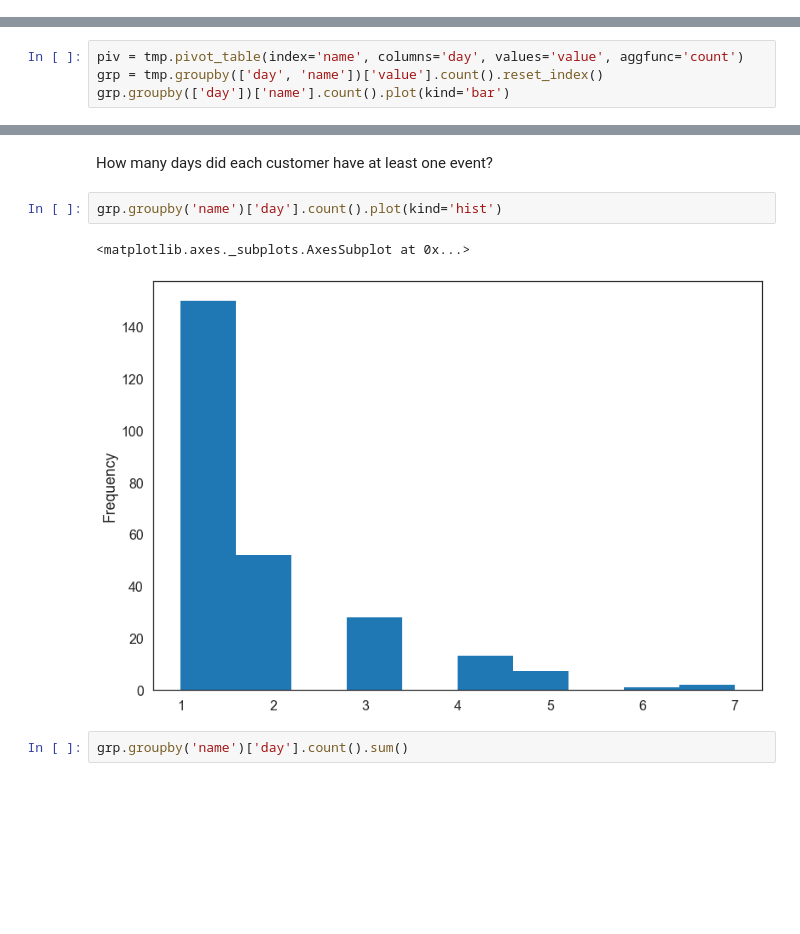
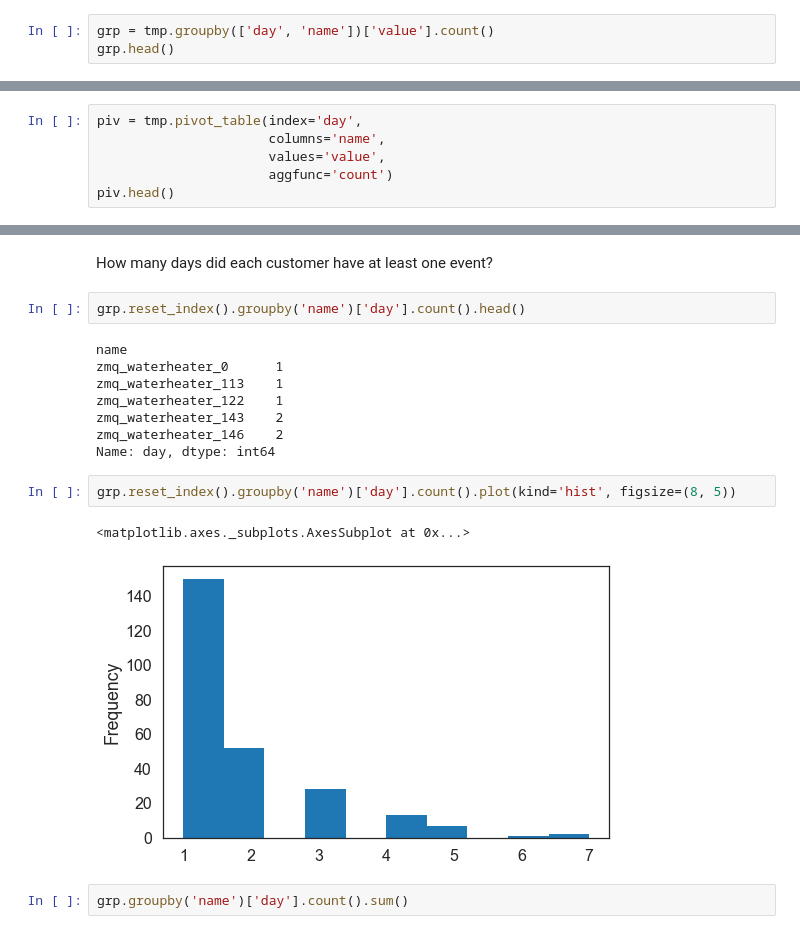
Before and after one commit to mlunacek/comfort_metric, a Jupyter notebook: notebooks/example.ipynb, the cells around one changed output, grey strips where cells are left out. Cells and saved outputs as stored; diff of their text form; blank space fills up the shorter version.

```diff
--- a/notebooks/example.ipynb
+++ b/notebooks/example.ipynb
@@ -41,0 +134,3 @@ Unique customer impacted per day?
+# %%
+grp = tmp.groupby(['day', 'name'])['value'].count()
+grp.head()
@@ -42,5 +176,7 @@ Unique customer impacted per day?
 # %%
-piv = tmp.pivot_table(index='name', columns='day', values='value', aggfunc='count')
-grp = tmp.groupby(['day', 'name'])['value'].count().reset_index()
-grp.groupby(['day'])['name'].count().plot(kind='bar')
+piv = tmp.pivot_table(index='day',
+                      columns='name',
+                      values='value',
+                      aggfunc='count')
+piv.head()
 # %% [output]
@@ -58,11 +203,21 @@ grp.groupby(['day'])['name'].count().sum()
 445
 # %% [markdown]
 How many days did each customer have at least one event?
+# %%
+grp.reset_index().groupby('name')['day'].count().head()
+# %% [output]
+name
+zmq_waterheater_0      1
+zmq_waterheater_113    1
+zmq_waterheater_122    1
+zmq_waterheater_143    2
+zmq_waterheater_146    2
+Name: day, dtype: int64
 # %%
-grp.groupby('name')['day'].count().plot(kind='hist')
+grp.reset_index().groupby('name')['day'].count().plot(kind='hist', figsize=(8, 5))
 # %% [output]
 <matplotlib.axes._subplots.AxesSubplot at 0x...>
-[figure, old version]
+[figure, new version]
 # %%
 grp.groupby('name')['day'].count().sum()
 # %% [output]
```
Also changed, not shown: parts of 89 cells of this notebook.
